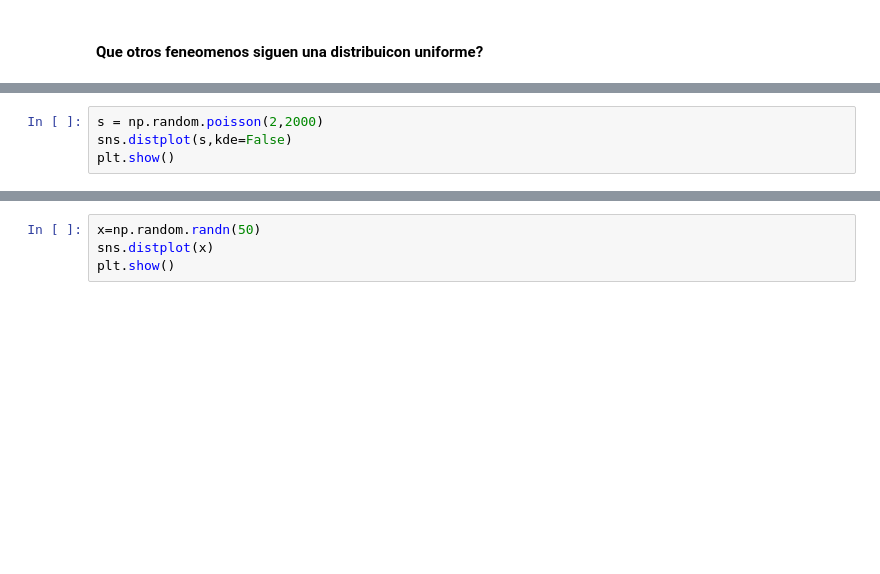
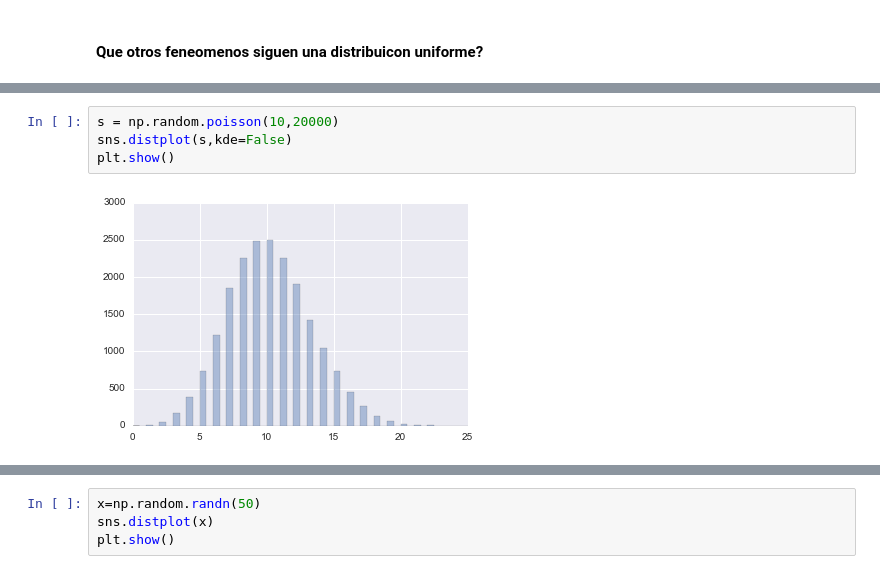
Before and after one commit to 8bartelo8/HistoriaDatos_Higgs, a Jupyter notebook: Dia2/5_Estadistica_Basica.ipynb, the cells around one changed output, grey strips where cells are left out. Drawn from its saved outputs; the diff is of its cells as text; blank space fills up the shorter version.

```diff
--- a/Dia2/5_Estadistica_Basica.ipynb
+++ b/Dia2/5_Estadistica_Basica.ipynb
@@ -44,9 +49,11 @@ Número de solicitudes de amistad en facebook en una semana
 
 ![](http://practicopedia.lainformacion.com/files/portada_facebook01_476.gif)
 # %%
-s = np.random.poisson(2,2000)
+s = np.random.poisson(10,20000)
 sns.distplot(s,kde=False)
 plt.show()
+# %% [output]
+[figure, added]
 # %% [markdown]
 ## Distribución normal
 
```
Also changed, not shown: parts of 3 cells of this notebook, 17 other files.
